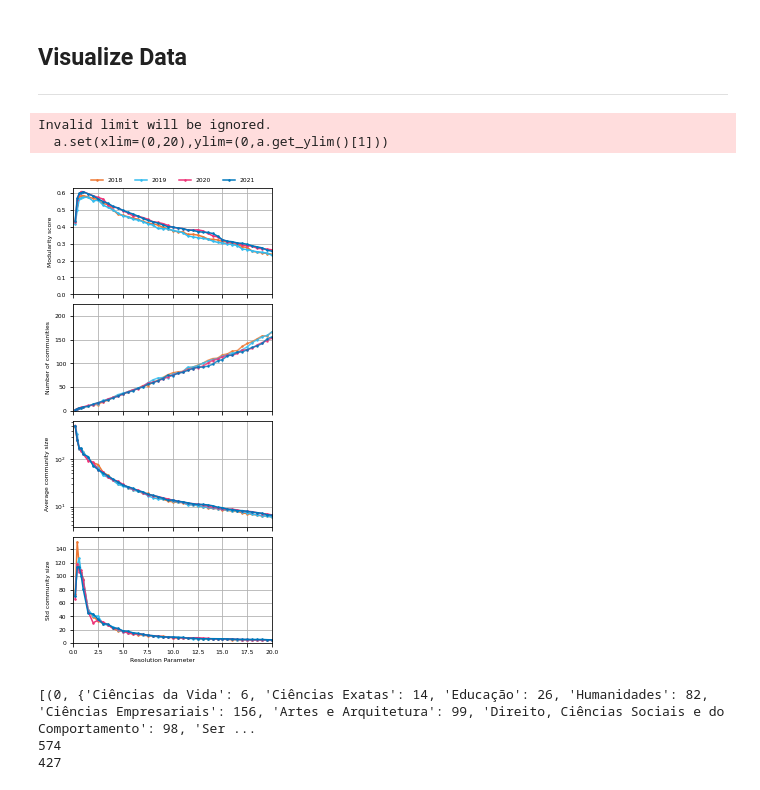
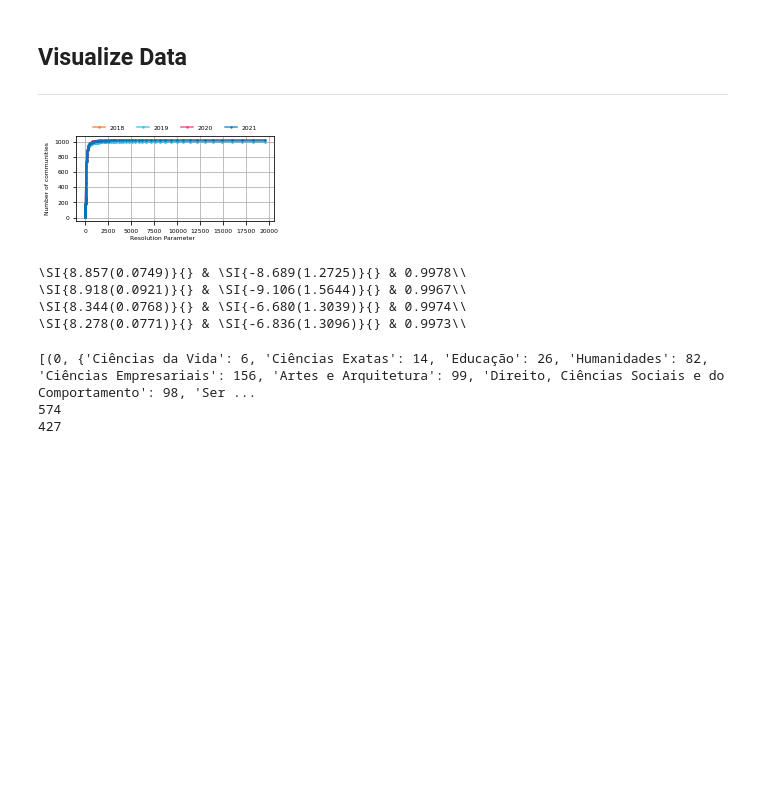
Before and after one commit to bernardo-silva/NetworkScienceProject, a Jupyter notebook: modularity_communities.ipynb, the cells around one changed output. Saved outputs shown, nothing was run; the diff lists cells and outputs as text; code cells hidden in the pictures; blank space fills up the shorter version.

```diff
--- a/modularity_communities.ipynb
+++ b/modularity_communities.ipynb
@@ -67,9 +74,13 @@ for g,year in zip(networks,range(2018,2022)):
 # %%
 #Classify Communities
 communities_statistics = {}
-for (year,comms),g,r in  zip(communities_by_resolution.items(),networks,resolutions):
-    communities_statistics[year] = {"N_communities":    [len(x) for x in comms],
-                                    "Avg_comm_size":    [np.average([len(y) for y in x]) for x in comms],
-                                    "Sigma_comm_size":  [np.std([len(y) for y in x]) for x in comms],
-                                    "Median_comm_size": [np.median([len(y) for y in x]) for x in comms],
-                                    "Modularity_score": [nx_comm.modularity(g,c,resolution=r,weight='weight') for c in comms]}
+for (year,comms),g in  zip(communities_by_resolution.items(),networks):
+    a,b = list(comms.items())[1]
+    # print(list(comms.items())[1])
+    # print(sum([len(x) for x in b]))
+    # print(nx_comm.modularity(g,b, resolution=a))
+    communities_statistics[year] = {"N_communities":    [len(x) for x in comms.values()],
+                                    "Avg_comm_size":    [np.average([len(y) for y in x]) for x in comms.values()],
+                                    "Sigma_comm_size":  [np.std([len(y) for y in x]) for x in comms.values()],
+                                    "Median_comm_size": [np.median([len(y) for y in x]) for x in comms.values()]}#,
+                                    # "Modularity_score": [nx_comm.modularity(g,c,resolution=r, weight='weight') for r,c in list(comms.items())]}
@@ -76,6 +89,9 @@ for (year,comms),g,r in  zip(communities_by_resolution.items(),networks,resoluti
 # %%
 # Export Data
 import json
+for year in range(2018,2022):
+    keys = [int(x) for x in communities_by_resolution[year].keys()]
+    communities_by_resolution[year] = dict(zip(keys, communities_by_resolution[year].values()))
 with open("data/modularity_communities.json", "w") as f:
     json.dump(communities_by_resolution,f)
 with open("data/modularity_communities_statistics.json", "w") as f:
@@ -95,56 +111,71 @@ resolutions = np.append(np.arange(0,1,0.2),np.arange(1,25,0.5))
 # %%
 #Visualize statistics
 colors = ['#EE7732', '#33BBEE',  '#EE3377',  '#0077BB']
 colors = dict(zip(range(2018,2022),colors))
 
 plt.rcParams.update({'font.size': 6})
 plt.rc('xtick', labelsize=6)    # fontsize of the tick labels
 plt.rc('ytick', labelsize=6)
 plt.rc('axes', titlesize=6)
 
 
 cm = 1/2.54
-fig,ax = plt.subplots(ncols=1,nrows=4,figsize=(8.7*cm,2*8.7*cm),sharex=True)
+fig,ax = plt.subplots(ncols=1,nrows=1,figsize=(8.7*cm,0.5*8.7*cm),sharex=True)
 fig.text(0.5, 0.00, 'Resolution Parameter', ha='center')
 
-ax[0].set(ylabel="Modularity score",yscale="linear")
-ax[1].set(ylabel="Number of communities")
+# ax[0].set(ylabel="Modularity score",yscale="linear")
+ax.set(ylabel="Number of communities")
 # # ax[0,1].set(xlabel="Resolution parameter", ylabel="Median community size")
-ax[2].set( ylabel="Average community size",yscale="log")
-ax[3].set( ylabel="Std community size",yscale="linear")
+# ax[2].set( ylabel="Average community size",yscale="log")
+# ax[3].set( ylabel="Std community size",yscale="linear")
 for year, data in communities_statistics.items():
-    ax[0].plot(resolutions[1:],data["Modularity_score"][1:],label=year, marker='o', ms=1.5, color = colors[int(year)])
-    ax[1].plot(resolutions[1:],data["N_communities"][1:],label=year, marker='o', ms=1.5,alpha=0.8, color = colors[int(year)])
+    # ax[0].plot(resolutions[0:],data["Modularity_score"][0:],label=year, marker='o', ms=1.5, color = colors[int(year)])
+    x = list(communities_by_resolution[year].keys())
+    y = data["N_communities"]
+
+    x,y = list(zip(*sorted(list(zip(x,y)),key=lambda x: x[0])))
+    ax.plot(x,y,label=year, marker='o', ms=1.5,alpha=0.8, color = colors[int(year)])
     # ax[0,1].plot(resolutions,data["Median_comm_size"],label=year, marker='o', ms=3, color = colors[int(year)])
-    ax[2].plot(resolutions[1:],data["Avg_comm_size"][1:],label=year, marker='o', ms=1.5, color = colors[int(year)])
-    ax[3].plot(resolutions[1:],data["Sigma_comm_size"][1:],label=year, marker='o', ms=1.5, color = colors[int(year)])
+    # ax[2].plot(resolutions[1:],data["Avg_comm_size"][1:],label=year, marker='o', ms=1.5, color = colors[int(year)])
+    # ax[3].plot(resolutions[1:],data["Sigma_comm_size"][1:],label=year, marker='o', ms=1.5, color = colors[int(year)])
 
 
-for a in ax.flatten():
-    a.grid()
-    a.set(xlim=(0,20),ylim=(0,a.get_ylim()[1]))
+# for a in ax.flatten():
+    # a.grid()
+    # a.set(xlim=(0,30),ylim=(0,300))
+
+ax.grid()
+# ax.set(xlim=(0,30),ylim=(0,300))
     # a.set_xticks(a.get_xticks())
     # a.set_xticklabels(a.get_xticklabels(),fontdict={"fontsize":6})
     # a.legend()
 # ax[0,0].grid()
 # ax[0,1].grid()
-ax[0].legend(ncol=4,bbox_to_anchor=(0.5,1),loc="lower center",frameon=False)
+ax.legend(ncol=4,bbox_to_anchor=(0.5,1),loc="lower center",frameon=False)
 # ax[0,1].legend()
 plt.tight_layout()
-plt.savefig("modularity_community_statistics.pdf")
+plt.savefig("images/modularity_community_N.pdf")
 # plt.savefig("modularity_community_statistics.png",dpi=200)
 # %% [output]
-Invalid limit will be ignored.
-  a.set(xlim=(0,20),ylim=(0,a.get_ylim()[1]))
-[figure, old version]
+[figure, new version]
 # %%
 from scipy.stats import linregress
 
 fits = []
 for year, data in communities_statistics.items():
-    fits.append(linregress(resolutions, data["N_communities"]))
-    print(fits[-1])
-    # print(f"\\SI{{{fits[-1].slope}({fits[-1].stderr})}}{{}} & \\SI{{{fits[-1].intercept}({fits[-1].intercept_stderr})}}{{}} & {fits[-1].rvalue}\\\\")#, str(fits[-1].intercept),str(fits[-1].pvalue)]))
+    x = list(communities_by_resolution[year].keys())
+    y = data["N_communities"]
+    points = [(a,b) for a,b in zip(x,y) if a<=30]
+
+
+    fits.append(linregress(points))
+    # print(fits[-1])
+    print(f"\\SI{{{fits[-1].slope:.3f}({fits[-1].stderr:.4f})}}{{}} & \\SI{{{fits[-1].intercept:.3f}({fits[-1].intercept_stderr:.4f})}}{{}} & {fits[-1].rvalue:.4f}\\\\")#, str(fits[-1].intercept),str(fits[-1].pvalue)]))
+# %% [output]
+\SI{8.857(0.0749)}{} & \SI{-8.689(1.2725)}{} & 0.9978\\
+\SI{8.918(0.0921)}{} & \SI{-9.106(1.5644)}{} & 0.9967\\
+\SI{8.344(0.0768)}{} & \SI{-6.680(1.3039)}{} & 0.9974\\
+\SI{8.278(0.0771)}{} & \SI{-6.836(1.3096)}{} & 0.9973\\
 # %%
 from scipy.stats import norm
 # %%
```
Also changed, not shown: parts of 10 cells of this notebook, 31 other files.
